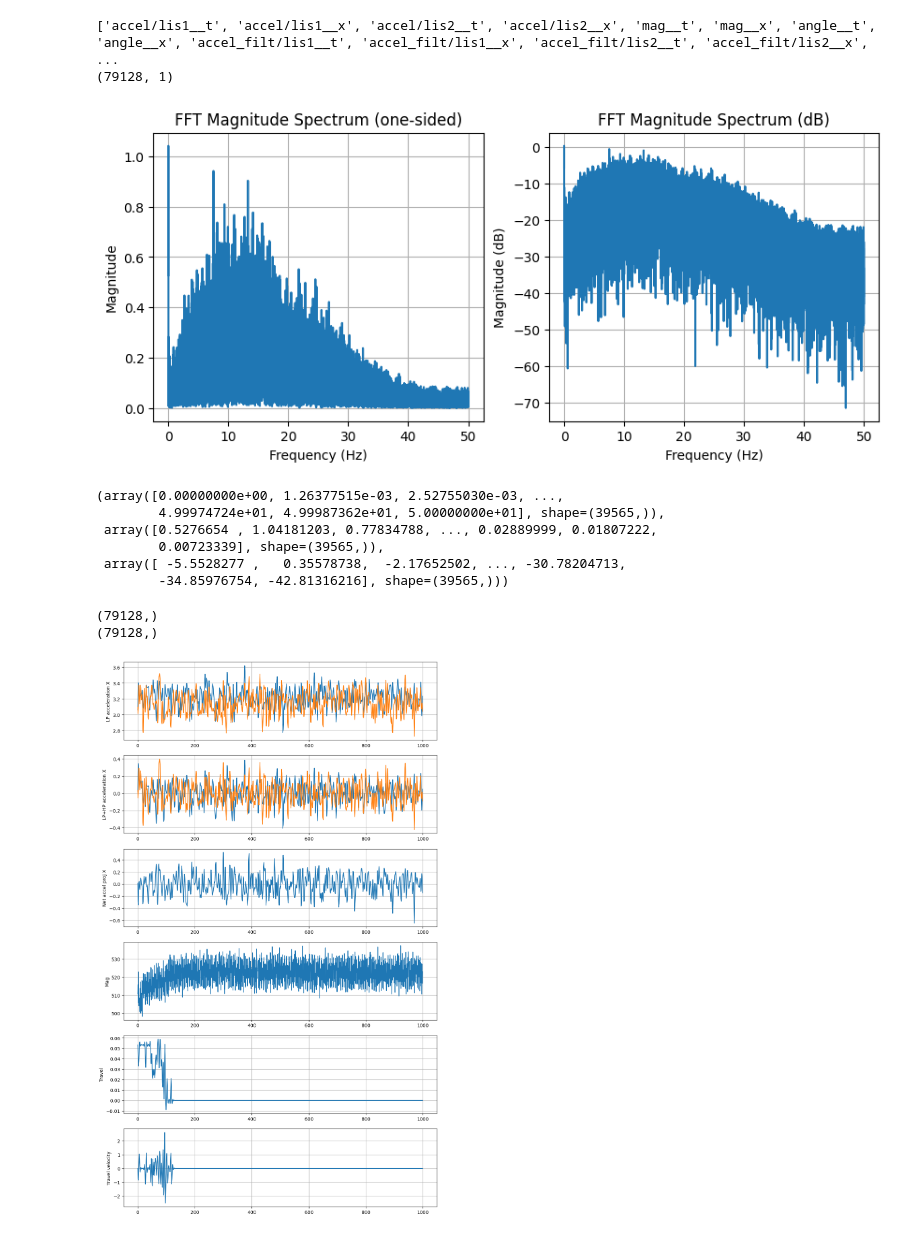
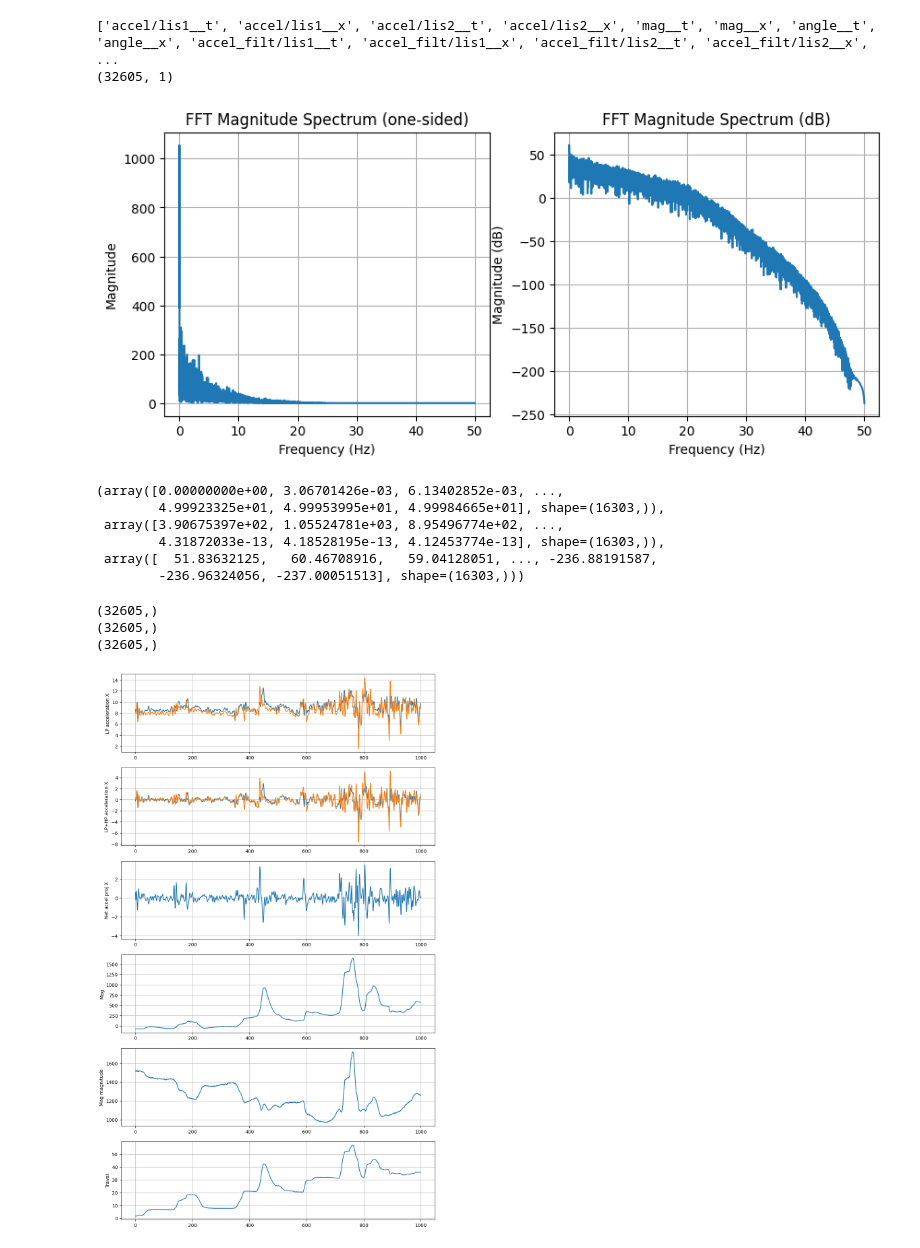
Before and after one commit to colinpate/sus, a Jupyter notebook: cal.ipynb, the cells around one changed output. Saved outputs shown, nothing was run; the diff lists cells and outputs as text; code cells hidden in the pictures.

```diff
--- a/cal.ipynb
+++ b/cal.ipynb
@@ -103,33 +104,36 @@ def fft_and_histogram(x, fs=100.0, detrend=True, window="hann",
 # x = np.loadtxt("sensor.csv")  # or however you load your data
 # f, mag, mag_db = fft_and_histogram(x, fs=100.0)
 # %%
-log_filename = "log022"
+log_filename = "log029"
 out_dir = f"backend/run_artifacts/{log_filename}/cache/"
 ws_file = out_dir + "/all.npz"
 ws = np.load(ws_file)
 print([str(key) for key in ws.keys()])
 
 t = ws["accel/proj__t"]
 a_s2 = ws["accel/lis2_in_lis1__x"]
 a_s1 = ws["accel/lis1__x"]
 a_proj = ws["accel/proj__x"]
 travel = ws["travel__x"][:, 0]
-mag_proj = ws["mag_proj__x"]
+mag_proj = ws["mag_proj/filt__x"][:, 0]
+mag_raw = ws["mag__x"]
+mag_raw_mag = np.linalg.norm(mag_raw, axis=1)
 a_s2_x = a_s2[:, 0]
 a_s1_x = a_s1[:, 0]
 print(a_proj.shape)
-fft_and_histogram(a_s2_x, fs=100.0, detrend=True, window="hann",
+
+fft_and_histogram(mag_proj, fs=100.0, detrend=True, window="hann",
                   hist_bins=80, hist_log=True, eps=1e-12)
 # %% [output]
 ['accel/lis1__t', 'accel/lis1__x', 'accel/lis2__t', 'accel/lis2__x', 'mag__t', 'mag__x', 'angle__t', 'angle__x', 'accel_filt/lis1__t', 'accel_filt/lis1__x', 'accel_filt/lis2__t', 'accel_filt/lis2__x', ...
-(79128, 1)
+(32605, 1)
-[figure, old version]
+[figure, new version]
-(array([0.00000000e+00, 1.26377515e-03, 2.52755030e-03, ...,
-        4.99974724e+01, 4.99987362e+01, 5.00000000e+01], shape=(39565,)),
- array([0.5276654 , 1.04181203, 0.77834788, ..., 0.02889999, 0.01807222,
-        0.00723339], shape=(39565,)),
- array([ -5.5528277 ,   0.35578738,  -2.17652502, ..., -30.78204713,
-        -34.85976754, -42.81316216], shape=(39565,)))
+(array([0.00000000e+00, 3.06701426e-03, 6.13402852e-03, ...,
+        4.99923325e+01, 4.99953995e+01, 4.99984665e+01], shape=(16303,)),
+ array([3.90675397e+02, 1.05524781e+03, 8.95496774e+02, ...,
+        4.31872033e-13, 4.18528195e-13, 4.12453774e-13], shape=(16303,)),
+ array([  51.83632125,   60.46708916,   59.04128051, ..., -236.88191587,
+        -236.96324056, -237.00051513], shape=(16303,)))
 # %%
 # Filter accel (HP + LP)
 lp_fc_hz = 20
@@ -149,16 +153,18 @@ a_proj_lhp = sosfiltfilt(sos_hp, a_proj_lp)
 dt_s = np.diff(t, prepend=t[0]-0.01)
 print(dt_s.shape)
 print(travel.shape)
+print(mag_proj.shape)
 v = np.diff(travel, prepend=travel[0]) / dt_s
 # %% [output]
-(79128,)
-(79128,)
+(32605,)
+(32605,)
+(32605,)
 # %%
 # Plot stuff
 
 #roi = slice(7900, 9000) #log022 cal pulses
 #roi = slice(52000, 54000)
-roi = slice(0, 1000)
+roi = slice(8000, 9000)
 
 plt.figure(figsize=(12, 21))
 plt.subplot(6, 1, 1)
@@ -180,13 +186,13 @@ plt.ylabel("Mag")
 plt.plot(mag_proj[roi])
 plt.grid()
 plt.subplot(6, 1, 5)
+plt.ylabel("Mag magnitude")
+plt.plot(mag_raw_mag[roi])
+plt.grid()
+plt.subplot(6, 1, 6)
 plt.ylabel("Travel")
 plt.plot(travel[roi])
 plt.grid()
-plt.subplot(6, 1, 6)
-plt.ylabel("Travel velocity")
-plt.plot(v[roi])
-plt.grid()
 # %% [output]
-[figure, old version]
+[figure, new version]
 # %%
```
Also changed, not shown: parts of 13 cells of this notebook, 4 other files.
